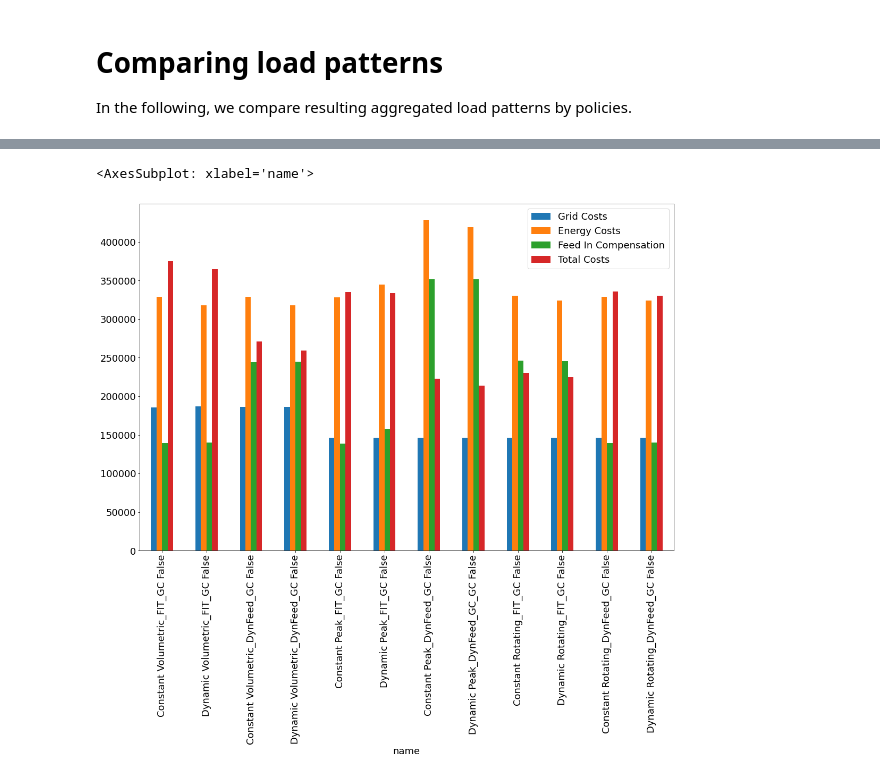
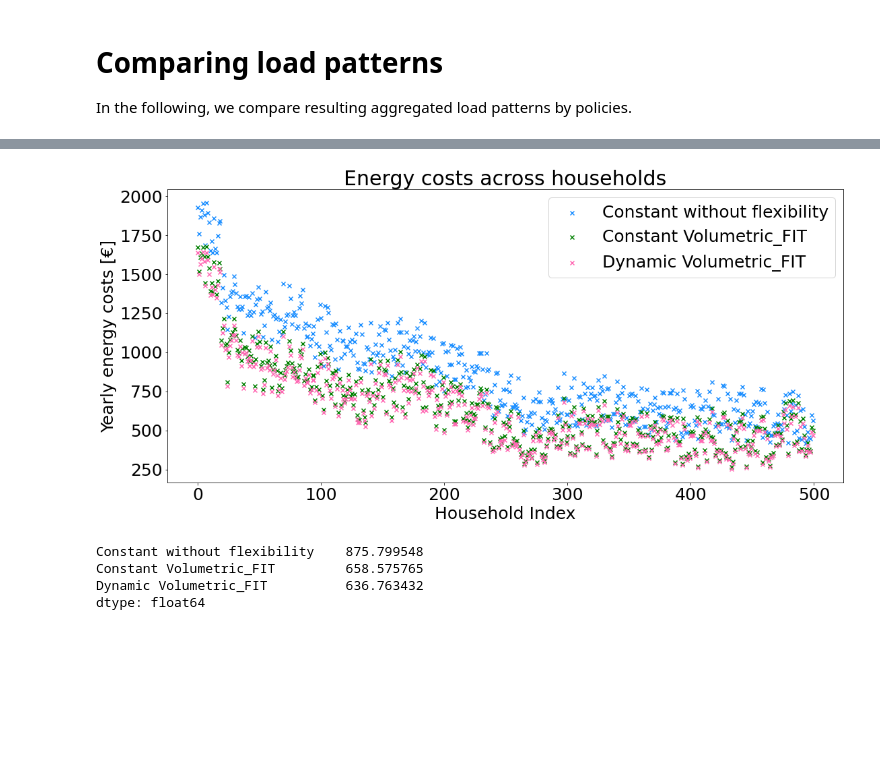
Before and after one commit to leloq/dynamic-tariffs-in-distribution-grids, a Jupyter notebook: 02 Analyze Aggregated Household Profiles and Regulatory Cases.ipynb, the cells around one changed output, grey strips where cells are left out. Cells and saved outputs as stored; diff of their text form; code cells hidden in the pictures; blank space fills up the shorter version.

```diff
--- a/02 Analyze Aggregated Household Profiles and Regulatory Cases.ipynb
+++ b/02 Analyze Aggregated Household Profiles and Regulatory Cases.ipynb
@@ -214,0 +247,12 @@ plt.show()
+# %%
+df_compare_energy_costs = pd.DataFrame()
+cases = [case_baseline, case_volumetric_fit_gcfalse_constant, case_volumetric_fit_gcfalse]
+for case in cases:
+    target_df_consumption = settings_to_target_df(case["pricing_type"], case["operation_type"], case["feed_in_tariff"],case["grid_charge_type"],
+                                                     case["grid_charging_allowed"])
+    target_df_consumption[target_df_consumption < 0] = 0 # since we are only comparing pure energy costs, we set feed-in events at 0
+    if case["pricing_type"] == "dynamic":
+        total_costs_energy = pd.DataFrame(target_df_consumption.values*df_p.values).sum()
+    else:
+        total_costs_energy = target_df_consumption.sum()*(df_p.mean()[0])
+    df_compare_energy_costs[case["name"]] = total_costs_energy.values
@@ -215,3 +266,32 @@ plt.show()
+# %%
+
+plt.rcParams.update({'font.size': 25})
+
+
+fig, ax = plt.subplots()
+
+# Plotting each column with a different color and label
+colors = ['dodgerblue', 'green', 'hotpink']
+for col, color in zip(df_compare_energy_costs.columns, colors):
+    ax.scatter(df_compare_energy_costs.index, df_compare_energy_costs[col], label=col, color=color, marker ="x")
+
+# Setting labels and title
+ax.set_xlabel('Household Index')
+ax.set_ylabel('Yearly energy costs [€]')
+ax.set_title('Energy costs across households')
+ax.legend()
+
+# Showing the plot
+plt.show()
+# %% [output]
+[figure, added]
+# %%
+df_compare_energy_costs.mean()
+# %% [output]
+Constant without flexibility    875.799548
+Constant Volumetric_FIT         658.575765
+Dynamic Volumetric_FIT          636.763432
+dtype: float64
 # %%
 ### Comparing costs
 ###### TODO: ROTATING NUMBERS ARE WRONG, STILL HAS TO BE IMPLEMENTED
@@ -249,8 +329,3 @@ for case in cases:
 
     cost_case = {"name":case["name"],"Grid Costs":total_costs_grid,"Energy Costs":total_costs_energy,"Feed In Compensation":total_feed_in_profits,"Total Costs":total_costs_energy+total_costs_grid-total_feed_in_profits}
     costs.append(cost_case)
-# %%
-pd.DataFrame(costs).set_index("name").plot.bar()
-# %% [output]
-<AxesSubplot: xlabel='name'>
-[figure, removed]
```
Also changed, not shown: parts of 11 cells of this notebook, 8 other files.
